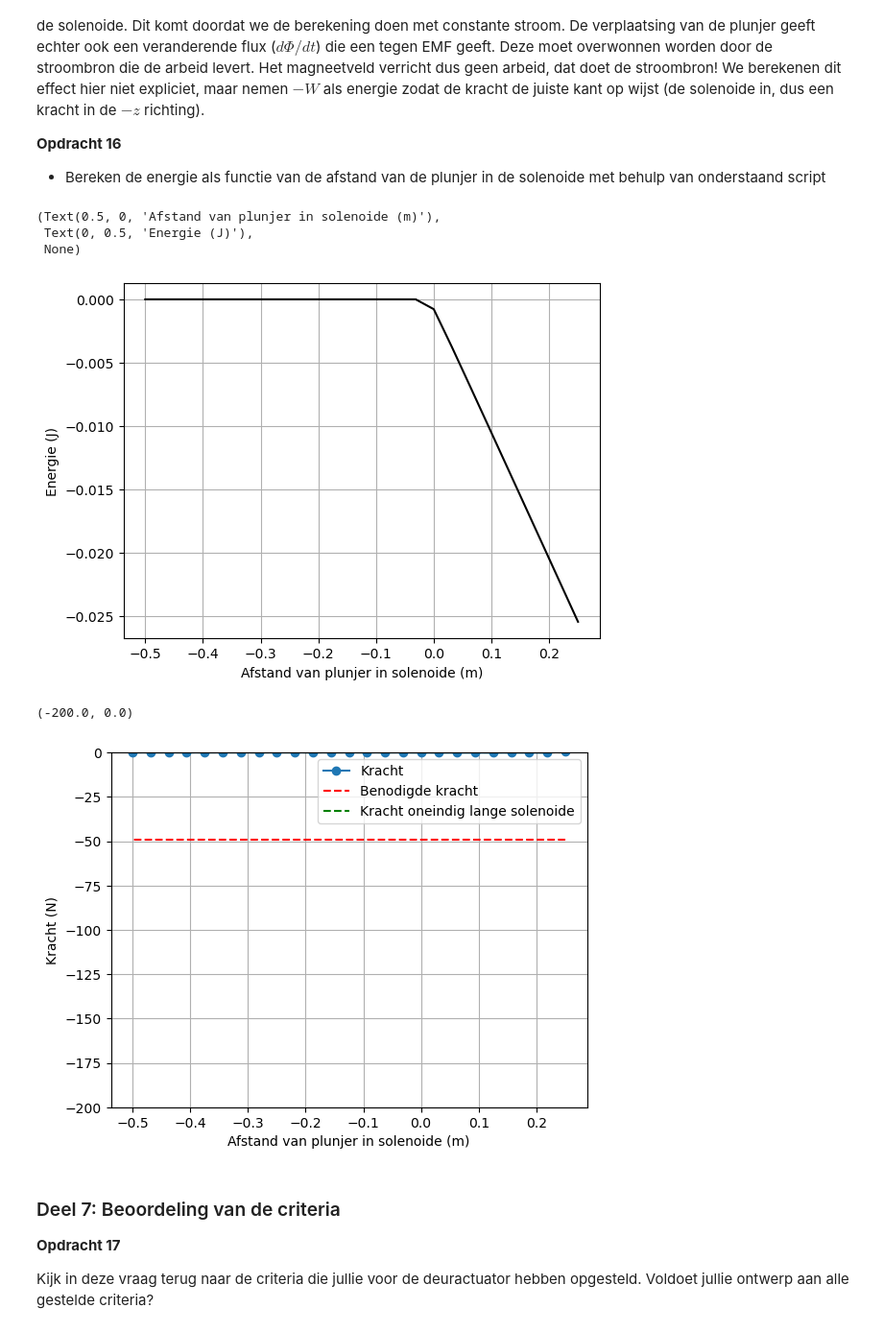
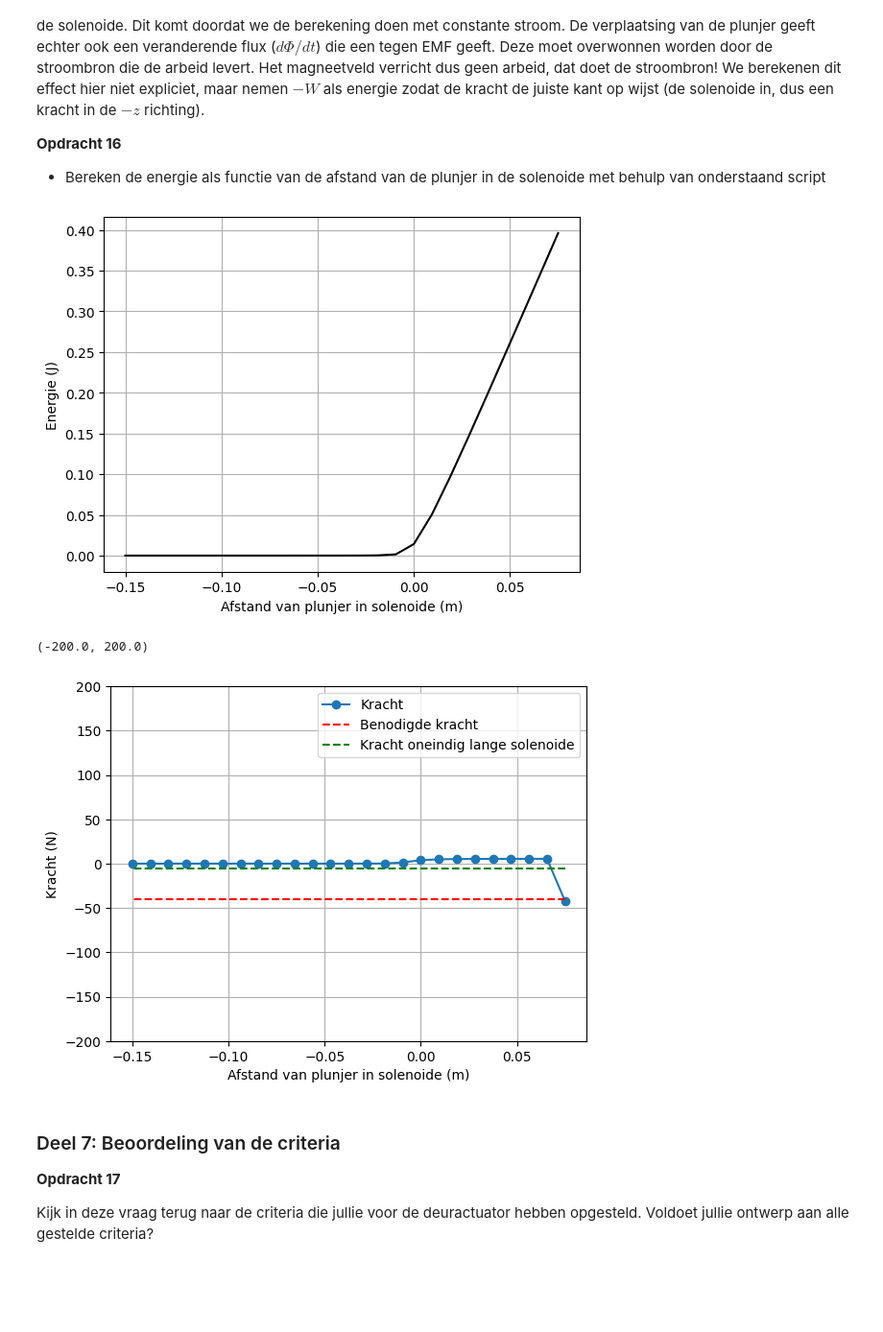
Before and after one commit to IshaSchneiders/opdrachten-DEF-D-Isha_Schneiders, a Jupyter notebook: DigitaleOntwerpopdrachten/2KrachtactuatorOpdracht/2KrachtactuatorOpdracht/KrachtactuatorOpdracht.ipynb, the cells around one changed output. Shown at 96% size. Saved outputs shown, nothing was run; the diff lists cells and outputs as text; code cells hidden in the pictures; blank space fills up the shorter version.

```diff
--- a/DigitaleOntwerpopdrachten/2KrachtactuatorOpdracht/2KrachtactuatorOpdracht/KrachtactuatorOpdracht.ipynb
+++ b/DigitaleOntwerpopdrachten/2KrachtactuatorOpdracht/2KrachtactuatorOpdracht/KrachtactuatorOpdracht.ipynb
@@ -554,9 +554,9 @@ b. Bereken de $x$, $y$ en $z$ coordinaten.\
 c. Bereken de spoed, in eenheden van aantal omwentelingen per meter, en print dit.
 # %%
 #stel voor het deurslot
-l_draad = 10 # Lengte draad
+l_draad = 3.8 # Lengte draad
 r_sol = 0.01 # Straal solenoide
-L_sol = 0.5  # Lengte solenoide
+L_sol = 0.15 # Lengte solenoide
 N_wikkelingen = (l_draad/(2*np.pi*r_sol))# Aantal wikkeling
 
 #x,y,z:
@@ -617,10 +617,15 @@ Omdat onze solenoide niet oneindig lang is zal het veld in de solenoide niet uni
 
 Bereken de $z$-component van het $\mathbf{H}$-veld op de as van de solenoide over het interval $z \in [0, 1.5L_s]$ in 25 stappen. Je moet nu dus op elk veld-punt met behulp Biot-Savart de bijdragen van alle stroomelementen integreren. Maak een grafiek van de $z$-component van het $\mathbf{H}$-veld tegen $z$.
 # %%
+
+
+
+stappen=1000
+L_sol=0.15
 n_ax=25
 z_ax=np.linspace(0, 1.5*L_sol, n_ax)
 H_ax=np.zeros(n_ax)
-
+I=6
 
 x_source,y_source,z_source=parametrisatie(stappen,r_sol,N_wikkelingen,L_sol)
 
@@ -628,30 +633,33 @@ r_source=np.array([x_source,y_source,z_source]) #matrix met coordinaten
 dl=r_source[:,1:]-r_source[:,:-1] #dl vector door het verschil te berekenent tussen twee opeenvolgede punten
 
 for i_field in range(n_ax):
-    print(f"\rIfield =  {i_field}", end="") # Print welk element van het veld nu berekend wordt.
+    #print(f"\rIfield =  {i_field}", end="") # Print welk element van het veld nu berekend wordt.
     r_field=np.array([0,0,z_ax[i_field]], dtype='float64') #we willen het veld in het midden van de spoel, dus de oorsprong
     Hsimulated=np.array([0,0,0], dtype='float64')
     for i_source in np.arange(1, stappen-1):
         # Bepaal dl en r_source en gebruik
         Hsimulated += field_current_element(r_field, r_source[:,i_source], dl[:,i_source], I)
-        print(f"Ifield = {i_field} ", end="")
+        #print(f"Ifield = {i_field} ", end="")
 
     # selecting the z-component
     H_ax[i_field]=Hsimulated[2]
+
 
 
 # dit is nog een aardige analytische uitdrukking die je kan uitrekenen voor de z-component op de as van een solenoide met eindige lengte
 H_veld_analytisch=(N_wikkelingen*I/L_sol/2)*((L_sol/2-z_ax)/np.sqrt((z_ax- L_sol/2)**2 + r_sol**2)+(L_sol/2+z_ax)/np.sqrt((z_ax+ L_sol/2)**2 + r_sol**2))
 
 H_veld_ideaal=H_veld_analytisch*np.ones(n_ax)*(1.0*(z_ax < L_sol/2))
+H_veld_ideaal1=spoed*I*np.ones(n_ax)*(1.0*(z_ax < L_sol/2))
 
-plt.figure(figsize=[13,4])
+plt.figure(figsize=[20,4])
 plt.subplot(131)
 plt.title('z-component van B-veld')
-plt.plot(z_ax, H_veld_ideaal, '-r', label='ideaal')
+plt.plot(z_ax, H_veld_ideaal, '-r', label='ideaal formule uit notebook')
+plt.plot(z_ax, H_veld_ideaal1, '-y', label='ideaal formule als bij opdr 14')
 plt.plot(z_ax, H_veld_analytisch, '-g', label='analytisch')
 plt.plot(z_ax, H_ax, '-k', label='simulatie')
-plt.legend()
+plt.legend(loc='upper right')
 plt.xlabel('Afstand langs de as van de solenoide (m)')
 plt.ylabel('B-veld (Tesla)')
 plt.show()
@@ -674,29 +681,30 @@ Zoals je uit je berekening voor het $\mathbf{H}$ kan zien is de energie van de p
 # integrate the field up to point z_p
 r_s = 0.01
 mu_r = 5000
-L_s = 0.5
-Wz=-0.5*np.pi*r_s**2*np.cumsum(np.flipud(H_ax)*mu_r*mu_0*np.flipud(H_ax))*(z_ax[1] - z_ax[0])
+L_s = 0.15
 
+Wz=0.5*np.pi*r_s**2*np.cumsum(np.flipud(H_ax)*mu_r*mu_0*np.flipud(H_ax))*(z_ax[1] - z_ax[0])
+
+plt.figure()
 plt.plot(L_s/2 - z_ax, np.flipud(Wz), '-k')
 plt.xlabel('Afstand van plunjer in solenoide (m)'), plt.ylabel('Energie (J)'), plt.grid()
+plt.show()
 # %% [output]
-(Text(0.5, 0, 'Afstand van plunjer in solenoide (m)'),
- Text(0, 0.5, 'Energie (J)'),
- None)
-[figure, old version]
+[figure, new version]
 # %%
-force_analytical = -mu_0*mu_r*np.pi*r_s**2*N_wikkelingen**2*I**2/2/L_s**2 # Kracht uitrekenen numeriek
+force_analytical = -0.5*mu_0*mu_r*np.pi*r_s**2*N_wikkelingen**2*I**2/L_s**2 # Kracht uitrekenen numeriek
 force_numerical=np.diff(Wz, n=1, append=[0])/(z_ax[1] - z_ax[0]) # Kracht uitrekenen
+L_s=0.15
 
 # Plotting the results
 plt.plot(L_s/2 - z_ax, np.flipud(force_numerical), '-o', label='Kracht')
-plt.plot(L_s/2 - z_ax, (-5*9.8)*np.ones(n_ax), '--r', label='Benodigde kracht')
+plt.plot(L_s/2 - z_ax, (-40)*np.ones(n_ax), '--r', label='Benodigde kracht')
 plt.plot(L_s/2 - z_ax, force_analytical*np.ones(n_ax), '--g', label='Kracht oneindig lange solenoide')
 plt.xlabel('Afstand van plunjer in solenoide (m)'), plt.ylabel('Kracht (N)'), plt.grid(), plt.legend()
-plt.ylim([-200, 0])
+plt.ylim([-200, 200])
 # %% [output]
-(-200.0, 0.0)
+(-200.0, 200.0)
-[figure, old version]
+[figure, new version]
 # %% [markdown]
 ### Deel 7: Beoordeling van de criteria
 **Opdracht 17**
```
Also changed, not shown: parts of 12 cells of this notebook.
